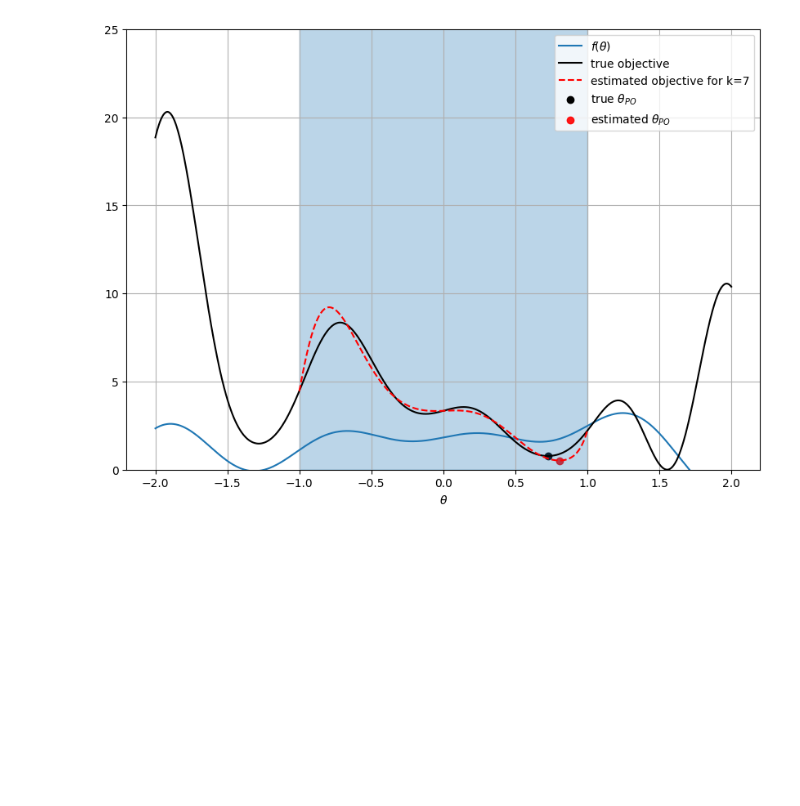
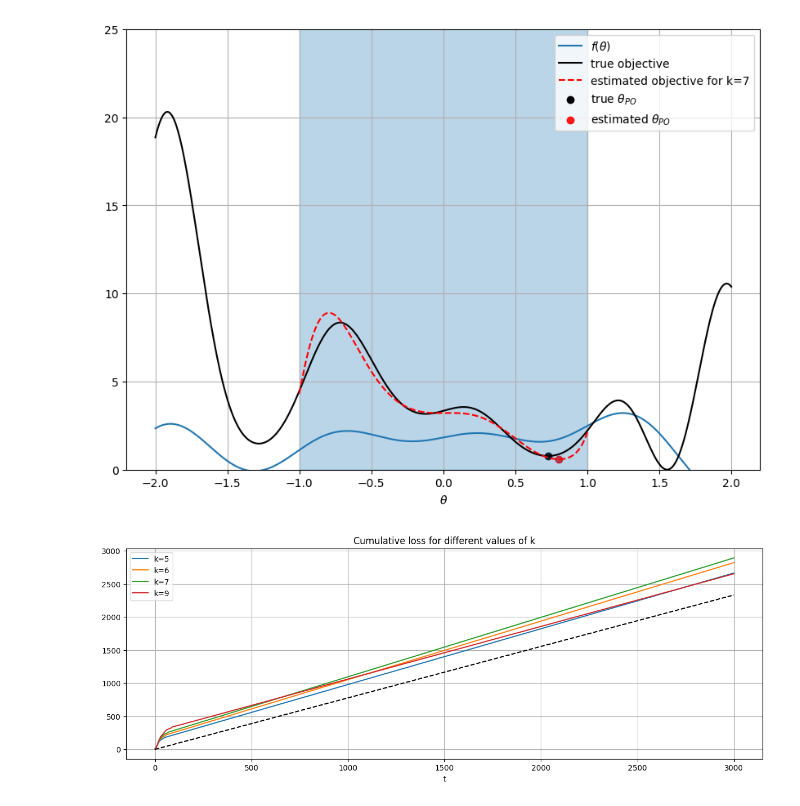
Before and after one commit to ivankirev13/Performative-Regression, a Jupyter notebook: performative_regression.ipynb, the cells around one changed output. Drawn from its saved outputs; the diff is of its cells as text; code cells hidden in the pictures; blank space fills up the shorter version.

```diff
--- a/performative_regression.ipynb
+++ b/performative_regression.ipynb
@@ -5,15 +6,17 @@ from scipy.optimize import minimize_scalar
 # %%
 class Performative_Regression:
 
-    def __init__(self, k, n , sigma=0.1):
+    def __init__(self, k, n , T, sigma=0.1):
         self.k = k
         self.n = n
+        self.T = T
         self.sigma = sigma
         self.thetas = np.random.uniform(-1, 1, k)
         self.thetas = np.linspace(-1, 1, k)
         self.parameters = self.estimate_parameters()
         self.true_theta_PO = self.true_performative_optimum()
         self.estimated_theta_PO = self.estimated_performative_optimum()
+        self.losses = self.running_expected_loss()
 
     def f(self, theta):
 
@@ -88,8 +91,47 @@ class Performative_Regression:
         plt.legend(loc='upper right')
         plt.grid()
         plt.show()
+
+    def expected_loss(self, theta):
+
+        return self.f(theta)**2 - 2 * theta * self.f(theta) + theta**2
+
+    def running_expected_loss(self):
+
+        losses = []
+        for theta in self.thetas:
+
+            losses.extend([self.expected_loss(theta) for _ in range(self.n)])
+
+        losses.extend([self.expected_loss(self.estimated_theta_PO) for _ in range(self.T - self.k * self.n)])
+
+        return losses
+
+    def cumulative_losses(self, optimal=False):
+
+        if optimal:
+            return list(accumulate(self.optimal_losses()))
+        else:
+            return list(accumulate(self.losses))
+
+    def optimal_losses(self):
+
+        return np.ones(self.T) * self.expected_loss(self.true_theta_PO)
 # %%
-pr = Performative_Regression(7, 1000)
+pr = Performative_Regression(k=7, n=10, T=500)
 pr.plot_everything()
 # %% [output]
 [figure]
+# %%
+plt.figure(figsize=(15, 5))
+for k in [5, 6, 7, 9]:
+    pr = Performative_Regression(k=k, n=10, T=3000)
+    plt.plot(pr.cumulative_losses(), label=f"k={k}")
+plt.plot(pr.cumulative_losses(optimal=True), 'k--')
+plt.title("Cumulative loss for different values of k")
+plt.xlabel("t")
+plt.legend()
+plt.grid()
+plt.show()
+# %% [output]
+[figure, added]
```
Also changed, not shown: parts of 1 cell of this notebook.
